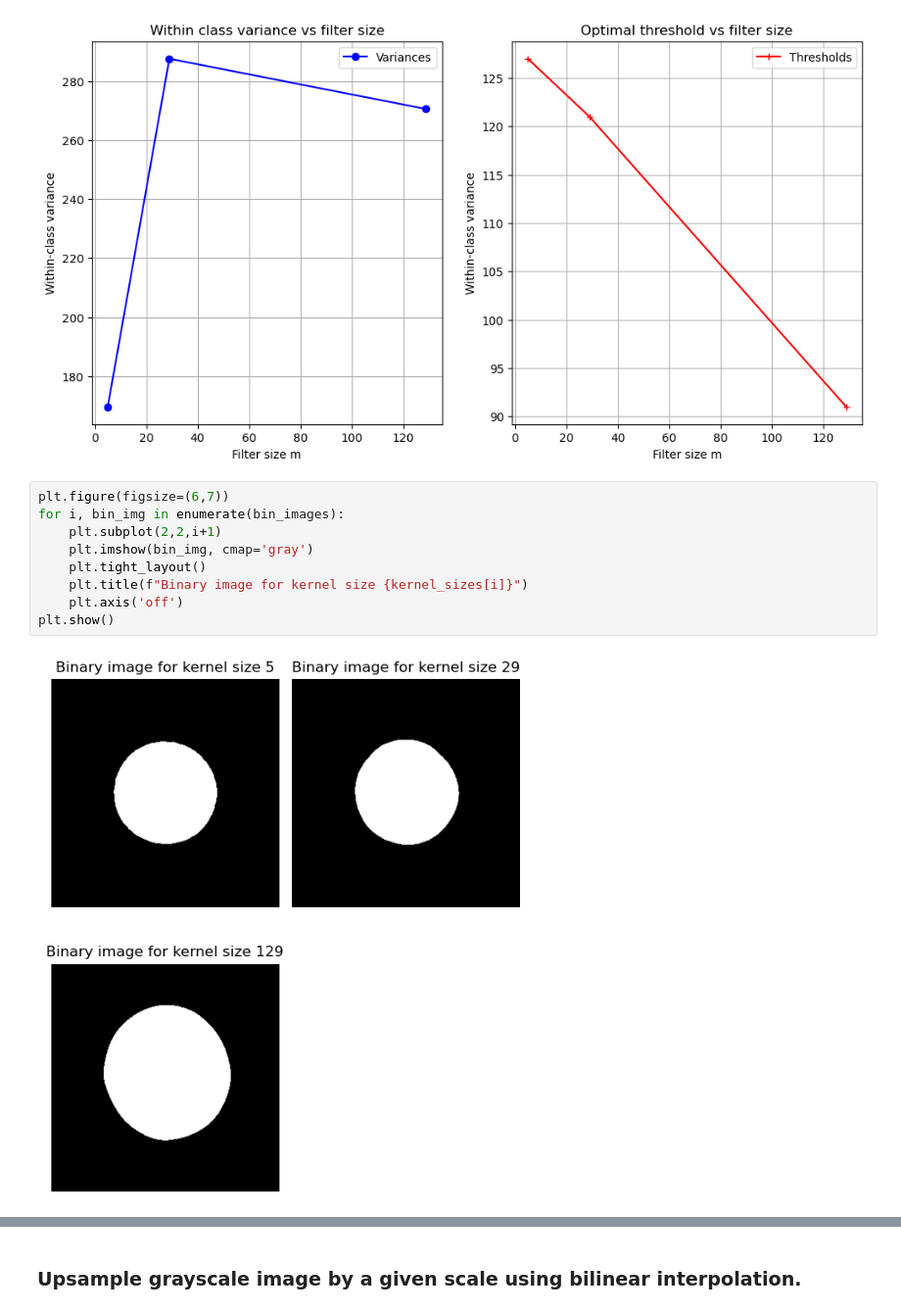
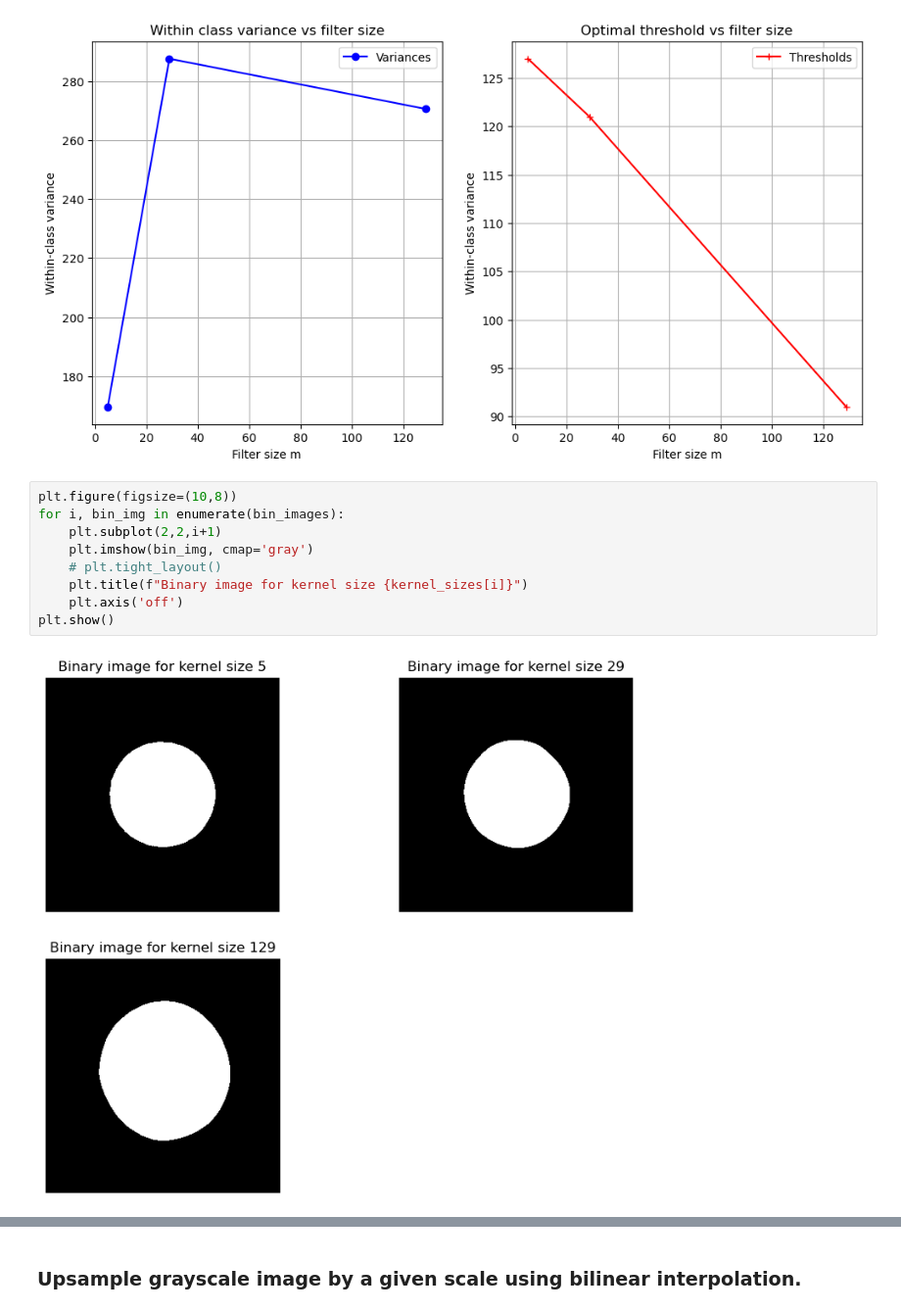
Before and after one commit to Pritam1102/DIP2025, a Jupyter notebook: assignment2.ipynb, the cells around one changed output, grey strips where cells are left out. Shown at 98% size. Cells and saved outputs as stored; diff of their text form.

```diff
--- a/assignment2.ipynb
+++ b/assignment2.ipynb
@@ -156,16 +161,16 @@ plt.show()
 # %% [output]
 [figure]
 # %%
-plt.figure(figsize=(6,7))
+plt.figure(figsize=(10,8))
 for i, bin_img in enumerate(bin_images):
     plt.subplot(2,2,i+1)
     plt.imshow(bin_img, cmap='gray')
-    plt.tight_layout()
+    # plt.tight_layout()
     plt.title(f"Binary image for kernel size {kernel_sizes[i]}")
     plt.axis('off')
 plt.show()
 # %% [output]
-[figure, old version]
+[figure, new version]
 # %%
 plt.figure(figsize=(10,8))
 for i,hist_array in enumerate(hists):
```
Also changed, not shown: parts of 13 cells of this notebook.
